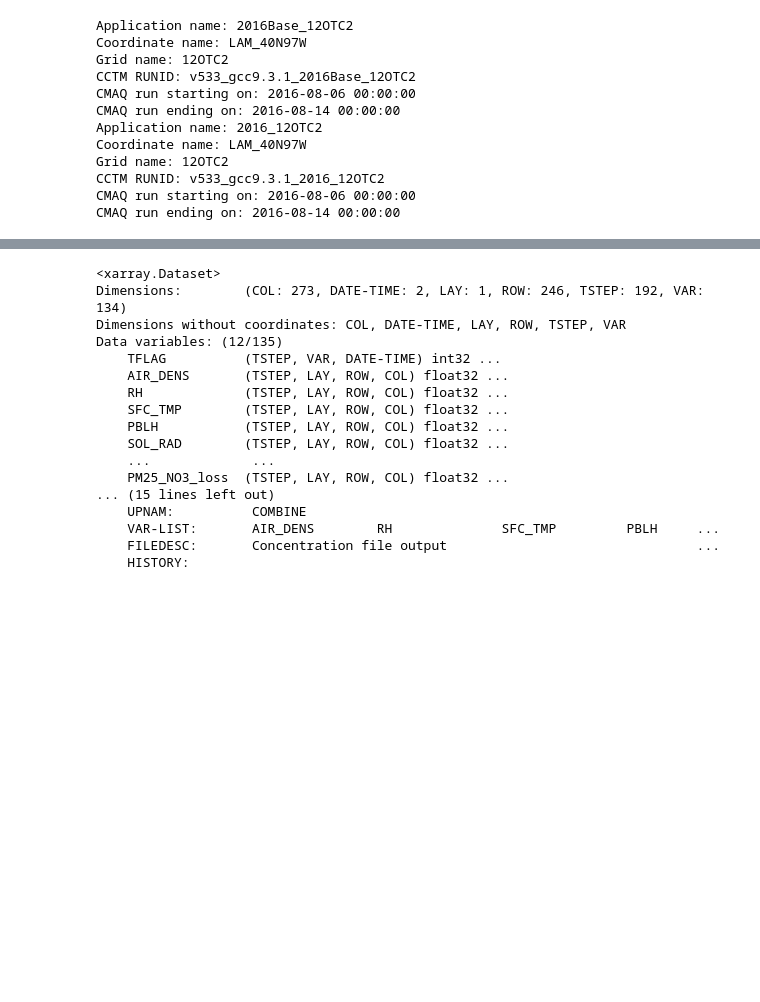
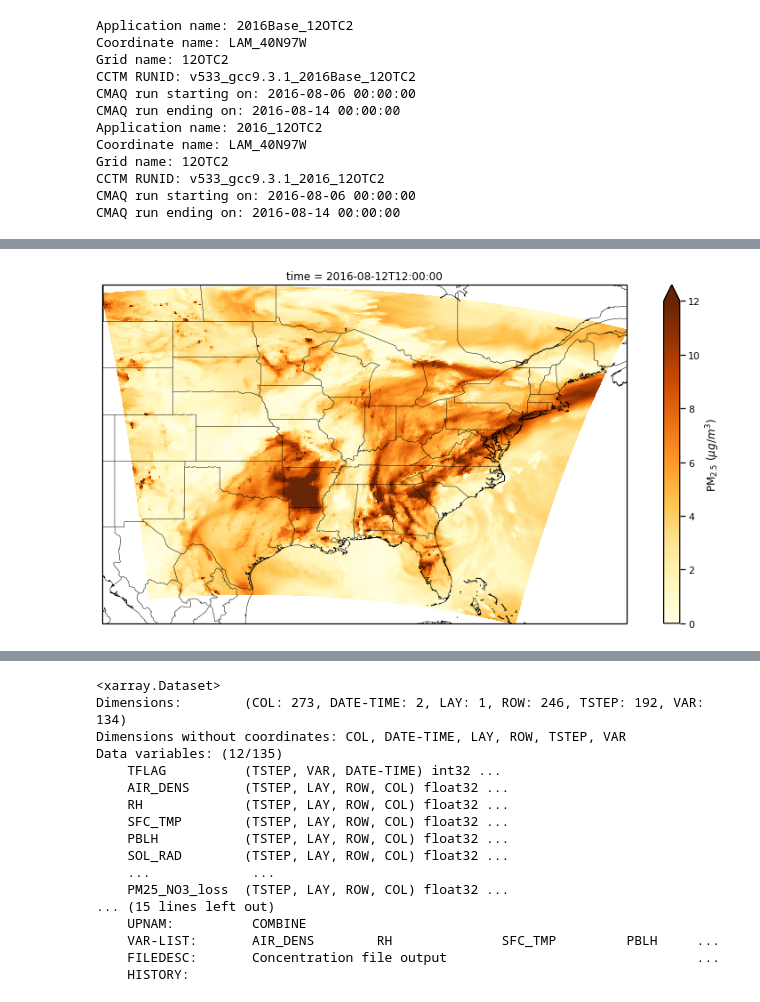
Before and after one commit to jeffreysward/cmaqpy, a Jupyter notebook: notebooks/Visualize cctm output dev.ipynb, the cells around one changed output, grey strips where cells are left out. Drawn from its saved outputs; the diff is of its cells as text; code cells hidden in the pictures; blank space fills up the shorter version.

```diff
--- a/notebooks/Visualize cctm output dev.ipynb
+++ b/notebooks/Visualize cctm output dev.ipynb
@@ -34,0 +68,22 @@ base_sim.cctm_runid
+# %%
+def pollution_plot(da, vmin=0, vmax=12, cmap=cm.get_cmap('YlOrBr'), cbar_label='PM$_{2.5}$ ($\mu g/m^{3}$)', titlestr='Title', savefig=False, figpath='./pollution_plot.png'):
+    # This creates a more involved plot
+    extent = [da.longitude.min(), da.longitude.max(), da.latitude.min(), da.latitude.max() - 2]
+    ax = m.plots.draw_map(states=True, resolution='10m',  linewidth=0.5, figsize=(15,7), extent=extent, subplot_kw={'projection': ccrs.PlateCarree()})
+    p = da.plot(x='longitude', y='latitude', ax=ax, robust=True,
+                vmin=vmin, vmax=vmax, cmap=cmap,
+                cbar_kwargs={'label': cbar_label},
+                )
+    if titlestr is not None:
+        ax.set_title(titlestr)
+    if savefig:
+        plt.savefig(figpath)
+    else:
+        plt.show()
+# %%
+# This creates a more involved plot
+pm25_now = c.PM25_TOT.sel(time='2016-08-12 12:00')
+pollution_plot(pm25_now, vmin=0, vmax=12, cmap=cm.get_cmap('YlOrBr'), cbar_label='PM$_{2.5}$ ($\mu g/m^{3}$)',
+               titlestr=None, savefig=False, figpath='./pollution_plot.png')
+# %% [output]
+[figure, added]
```
Also changed, not shown: parts of 9 cells of this notebook, 13 other files.
